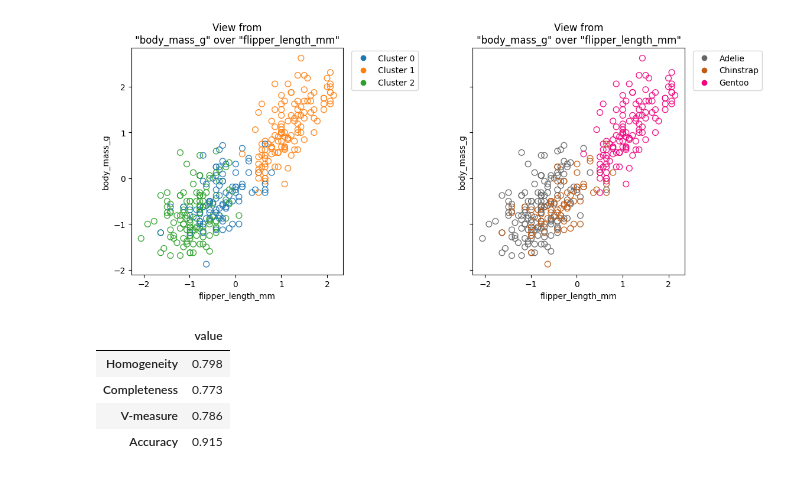
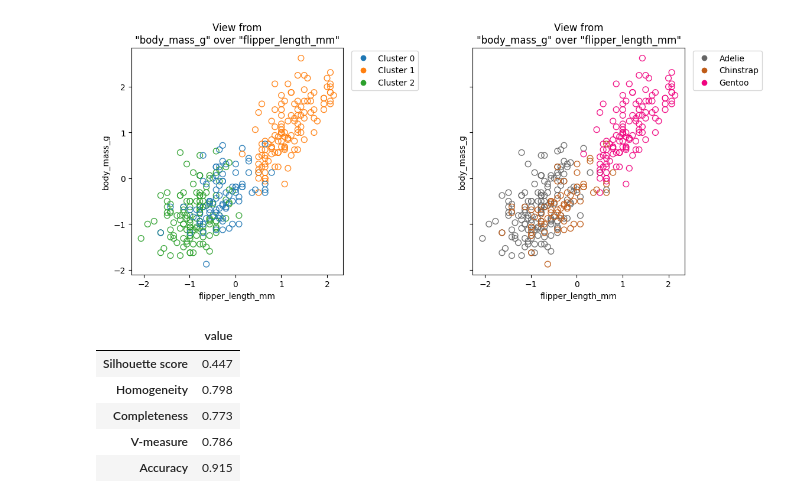
Before and after one commit to Data-Science-Club-ELTE/clustering-visualizing-data-in-two-dimensions, a Jupyter notebook: notebooks/evaluations/01_kmeans_clustering_evaluation.ipynb, the cells around one changed output. Drawn from its saved outputs; the diff is of its cells as text; code cells hidden in the pictures.

```diff
--- a/notebooks/evaluations/01_kmeans_clustering_evaluation.ipynb
+++ b/notebooks/evaluations/01_kmeans_clustering_evaluation.ipynb
@@ -100,23 +100,25 @@ for f1, f2 in combinations(X_scaled.columns, 2):
 [figure]
 [figure]
 # %%
-from sklearn.metrics import homogeneity_completeness_v_measure, accuracy_score
+from sklearn.metrics import homogeneity_completeness_v_measure, accuracy_score, silhouette_score
 
 mapper = {
     0: 1,
     1: 2,
     2: 0,
 }
 y_pred_mapped = np.vectorize(mapper.get)(y_pred.copy())
 
+sil = silhouette_score(X_scaled, y_pred, metric="euclidean")
 hcvm = homogeneity_completeness_v_measure(y, y_pred)
 acc = accuracy_score(y, y_pred_mapped)
 
-df_performance = pd.Series(np.hstack((hcvm, acc)), index=['Homogeneity', 'Completeness', 'V-measure', 'Accuracy'], name="value")
+df_performance = pd.Series(np.hstack((sil, hcvm, acc)), index=['Silhouette score', 'Homogeneity', 'Completeness', 'V-measure', 'Accuracy'], name="value")
 df_performance.to_frame() \
     .style.format(precision=3)
 # %% [output]
 |  | value |
+| Silhouette score | 0.447 |
 | Homogeneity | 0.798 |
 | Completeness | 0.773 |
 | V-measure | 0.786 |
```
Also changed, not shown: 11 other files.
